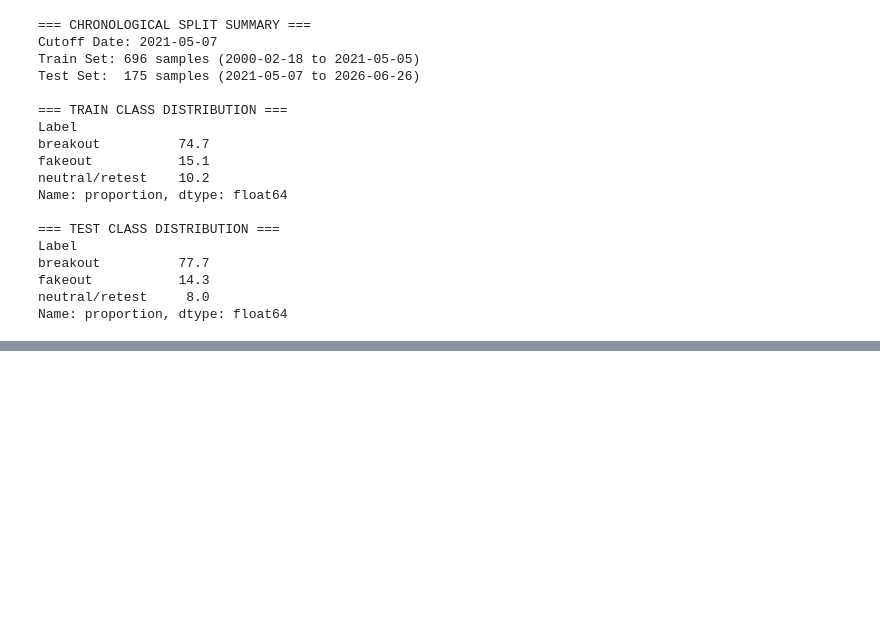
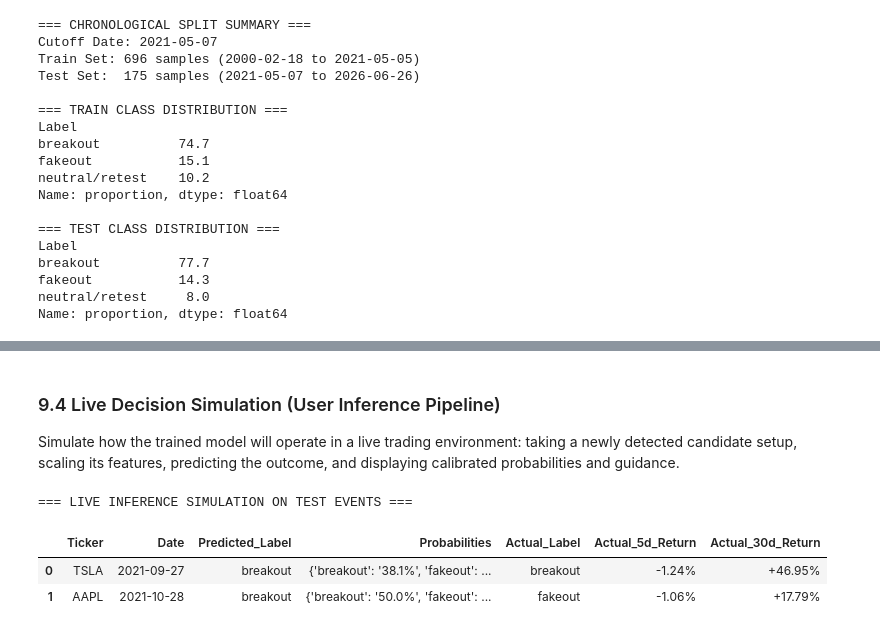
Before and after one commit to salahAbdeldaim/stock-breakout-detection, a Jupyter notebook: model.ipynb, the cells around one changed output, grey strips where cells are left out. Cells and saved outputs as stored; diff of their text form; code cells hidden in the pictures; blank space fills up the shorter version.

```diff
--- a/model.ipynb
+++ b/model.ipynb
@@ -342,0 +448,40 @@ Name: proportion, dtype: float64
+# %% [markdown]
+### 9.4 Live Decision Simulation (User Inference Pipeline)
+Simulate how the trained model will operate in a live trading environment: taking a newly detected candidate setup, scaling its features, predicting the outcome, and displaying calibrated probabilities and guidance.
+# %%
+def predict_candidate_quality(candidate_series, model, scaler, feature_cols):
+    feat_vector = candidate_series[feature_cols].values.reshape(1, -1)
+    feat_scaled = scaler.transform(feat_vector)
+
+    pred_label = model.predict(feat_scaled)[0]
+    pred_probs = model.predict_proba(feat_scaled)[0]
+    class_labels = model.classes_
+
+    prob_dict = {lbl: f"{prob*100:.1f}%" for lbl, prob in zip(class_labels, pred_probs)}
+
+    return {
+        "Ticker": candidate_series["Ticker"],
+        "Date": candidate_series["Date"].strftime("%Y-%m-%d"),
+        "Predicted_Label": pred_label,
+        "Probabilities": prob_dict,
+        "Actual_Label": candidate_series["Label"],
+        "Actual_5d_Return": f"{candidate_series['Return_5d_%']:+.2f}%",
+        "Actual_30d_Return": f"{candidate_series['Return_30d_%']:+.2f}%"
+    }
+
+# Test on a confirmed breakout from test set
+sample_breakout = test_df[test_df["Label"] == "breakout"].iloc[10]
+res_bo = predict_candidate_quality(sample_breakout, rf_classifier, scaler, FEATURE_COLS)
+
+# Test on a confirmed fakeout from test set
+sample_fakeout = test_df[test_df["Label"] == "fakeout"].iloc[2]
+res_fo = predict_candidate_quality(sample_fakeout, rf_classifier, scaler, FEATURE_COLS)
+
+demo_df = pd.DataFrame([res_bo, res_fo])
+print("=== LIVE INFERENCE SIMULATION ON TEST EVENTS ===")
+display(demo_df)
+# %% [output]
+=== LIVE INFERENCE SIMULATION ON TEST EVENTS ===
+|  | Ticker | Date | Predicted_Label | Probabilities | Actual_Label | Actual_5d_Return | Actual_30d_Return |
+| 0 | TSLA | 2021-09-27 | breakout | {'breakout': '38.1%', 'fakeout': ... | breakout | -1.24% | +46.95% |
+| 1 | AAPL | 2021-10-28 | breakout | {'breakout': '50.0%', 'fakeout': ... | fakeout | -1.06% | +17.79% |
```
Also changed, not shown: parts of 6 cells of this notebook, 1 other file.
